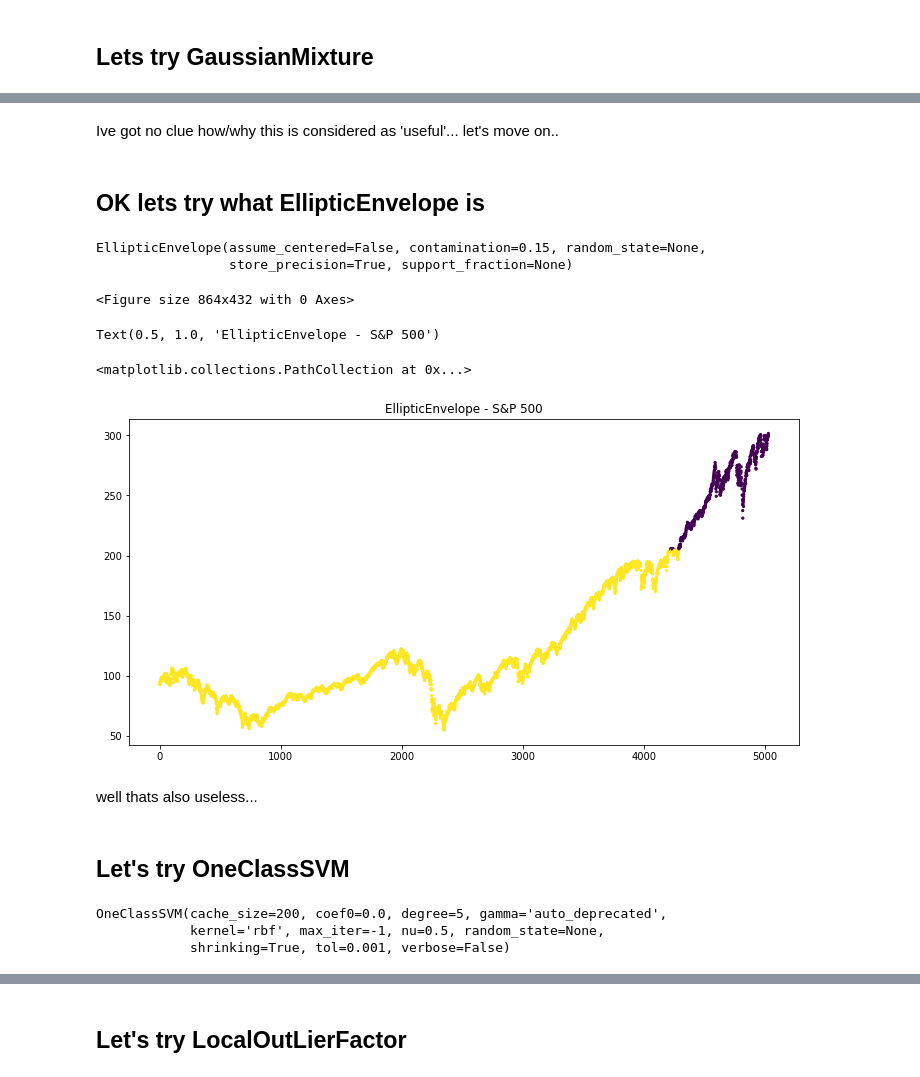
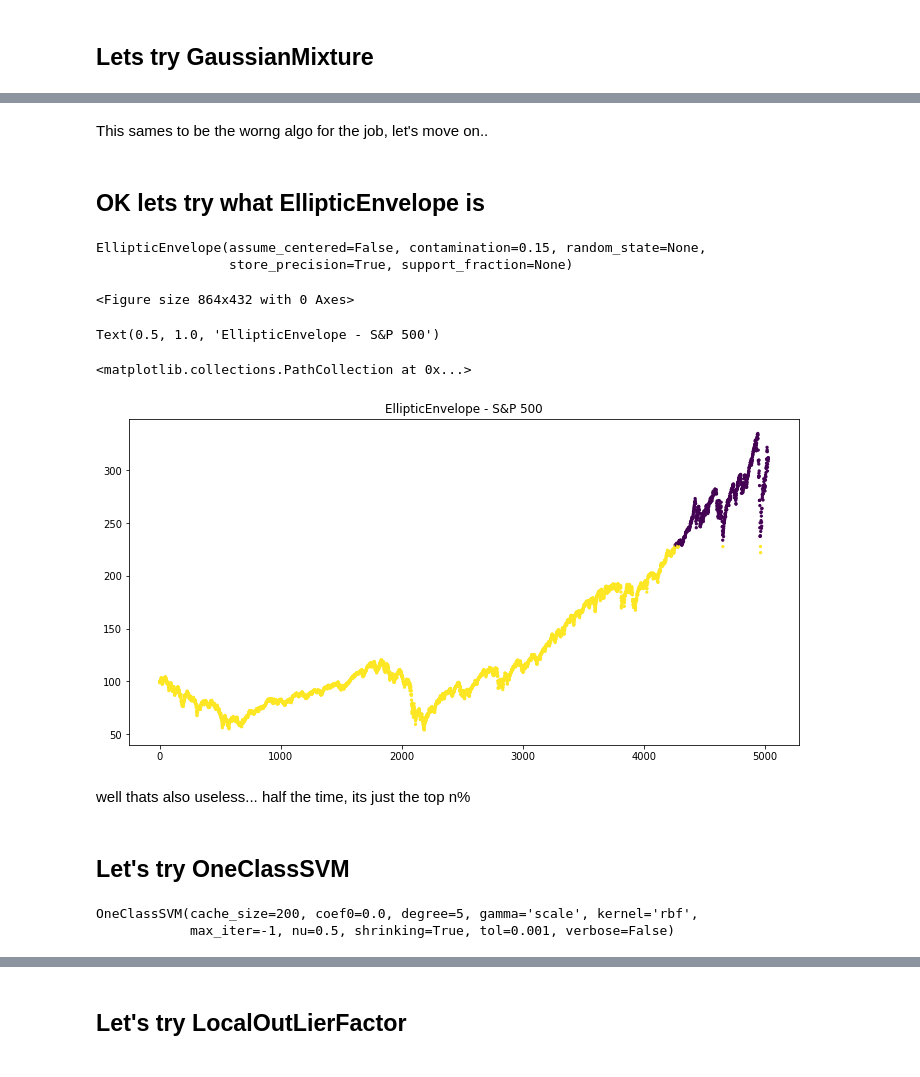
Before and after one commit to alik604/cyber-security, a Jupyter notebook: anomalyDetection/SPX_500_Anomaly_Detection.ipynb, the cells around one changed output, grey strips where cells are left out. Cells and saved outputs as stored; diff of their text form; code cells hidden in the pictures.

```diff
--- a/anomalyDetection/SPX_500_Anomaly_Detection.ipynb
+++ b/anomalyDetection/SPX_500_Anomaly_Detection.ipynb
@@ -50,3 +59,3 @@ spy.plot(figsize=(22,12), use_index=True)
 # %%
 x= spy.close.values # ndarray
-X = x.reshape(-1,1)
+x_nested = x.reshape(-1,1)
@@ -133,7 +135,7 @@ anomalies
 ## Lets try GaussianMixture
 # %%
 from sklearn.mixture import GaussianMixture
-gmm = GaussianMixture(n_components=3)
-gmm.fit(X)
+gmm = GaussianMixture(n_components=5)
+gmm.fit(x_nested)
 # %% [output]
 GaussianMixture(covariance_type='full', init_params='kmeans', max_iter=100,
@@ -166,46 +167,37 @@ Text(0.5, 1.0, 'GaussianMixture - S&P 500')
-# %% [markdown]
-Ive got no clue how/why this is considered as 'useful'... let's move on..
+# %% [markdown]
+This sames to be the worng algo for the job, let's move on..
 # %% [markdown]
 ## OK lets try what EllipticEnvelope is
-# %%
-SPY = yf.Ticker("spx")
-SPY = SPY.history(period='20y')
-SPY_open = pd.DataFrame({'close':SPY["Close"]})
-
-x= spy.close.values # ndarray
-X = x.reshape(-1,1)
-
-
-from sklearn.covariance import EllipticEnvelope
-ev = EllipticEnvelope(contamination=.15)
-ev.fit(X)
-# %% [output]
-EllipticEnvelope(assume_centered=False, contamination=0.15, random_state=None,
-                 store_precision=True, support_fraction=None)
+# %%
+from sklearn.covariance import EllipticEnvelope
+ev = EllipticEnvelope(contamination=.15)
+ev.fit(x_nested)
+# %% [output]
+EllipticEnvelope(assume_centered=False, contamination=0.15, random_state=None,
+                 store_precision=True, support_fraction=None)
 # %%
-cluster = ev.predict(X)
+cluster = ev.predict(x_nested)
 
 plt.figure(figsize=(12,6))
 plt.title("EllipticEnvelope - S&P 500")
-plt.scatter(range(len(X)), X,s=5,c=cluster)
+plt.scatter(range(len(x_nested)), x_nested, s=5, c=cluster)
 # %% [output]
 <Figure size 864x432 with 0 Axes>
 Text(0.5, 1.0, 'EllipticEnvelope - S&P 500')
 <matplotlib.collections.PathCollection at 0x...>
-[figure, old version]
+[figure, new version]
 # %% [markdown]
-well thats also useless...
+well thats also useless... half the time, its just the top n%
 # %% [markdown]
 ## Let's try OneClassSVM
 # %%
 from sklearn.svm import OneClassSVM
 svm = OneClassSVM(degree=5)
-svm.fit(X)
-pred = svm.predict(X)
+svm.fit(x_nested)
+pred = svm.predict(x_nested)
 # %% [output]
-OneClassSVM(cache_size=200, coef0=0.0, degree=5, gamma='auto_deprecated',
-            kernel='rbf', max_iter=-1, nu=0.5, random_state=None,
-            shrinking=True, tol=0.001, verbose=False)
+OneClassSVM(cache_size=200, coef0=0.0, degree=5, gamma='scale', kernel='rbf',
+            max_iter=-1, nu=0.5, shrinking=True, tol=0.001, verbose=False)
 # %%
 arry = pred.reshape(1,-1)[0]
 itemindex = np.where(arry==-1)
```
Also changed, not shown: parts of 40 cells of this notebook, 3 other files.
